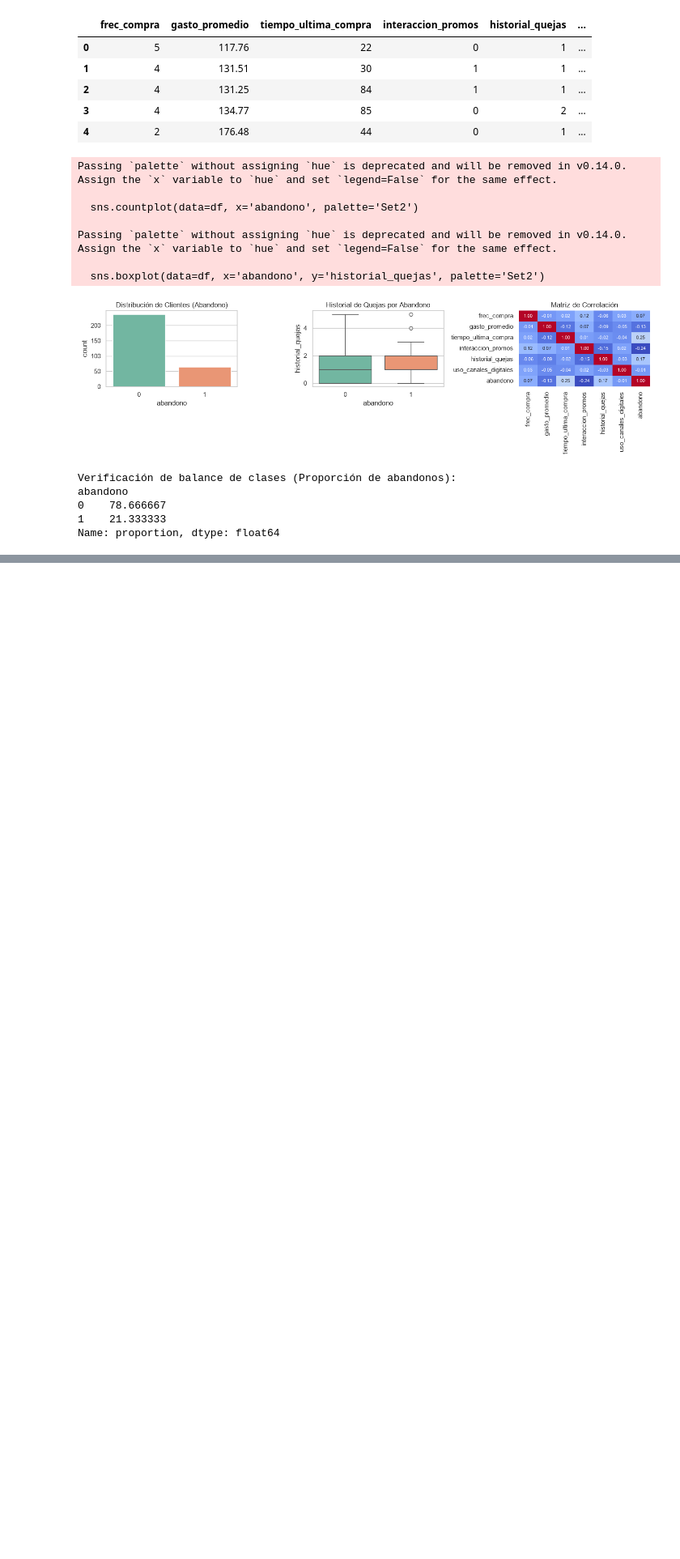
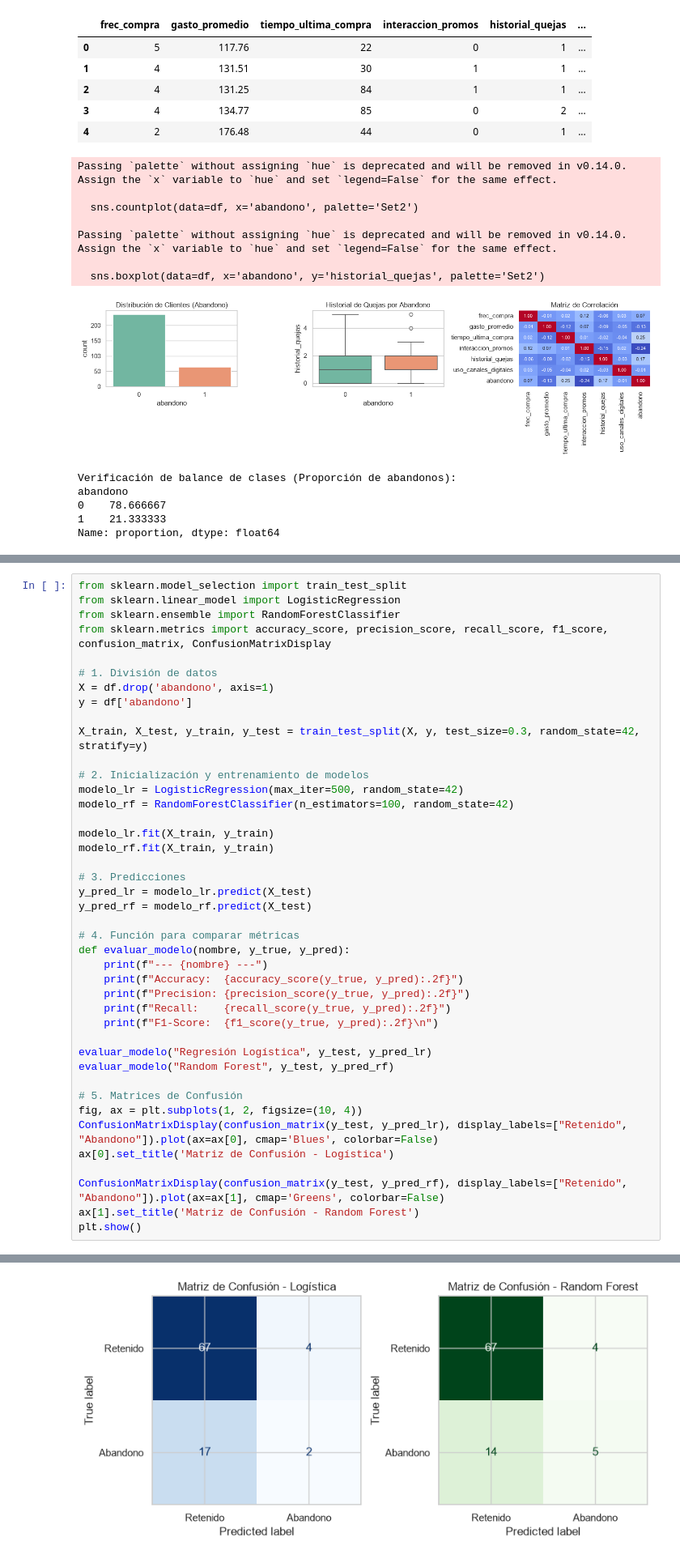
Before and after one commit to NehemiasRivas7/Diagnostico-de-Negocio, a Jupyter notebook: caso_churn/churn.ipynb, the cells around one changed output, grey strips where cells are left out. Shown at 81% size. Drawn from its saved outputs; the diff is of its cells as text; blank space fills up the shorter version.

```diff
--- a/caso_churn/churn.ipynb
+++ b/caso_churn/churn.ipynb
@@ -126,0 +129,43 @@ Name: proportion, dtype: float64
+# %%
+from sklearn.model_selection import train_test_split
+from sklearn.linear_model import LogisticRegression
+from sklearn.ensemble import RandomForestClassifier
+from sklearn.metrics import accuracy_score, precision_score, recall_score, f1_score, confusion_matrix, ConfusionMatrixDisplay
+
+# 1. División de datos
+X = df.drop('abandono', axis=1)
+y = df['abandono']
+
+X_train, X_test, y_train, y_test = train_test_split(X, y, test_size=0.3, random_state=42, stratify=y)
+
+# 2. Inicialización y entrenamiento de modelos
+modelo_lr = LogisticRegression(max_iter=500, random_state=42)
+modelo_rf = RandomForestClassifier(n_estimators=100, random_state=42)
+
+modelo_lr.fit(X_train, y_train)
+modelo_rf.fit(X_train, y_train)
+
+# 3. Predicciones
+y_pred_lr = modelo_lr.predict(X_test)
+y_pred_rf = modelo_rf.predict(X_test)
+
+# 4. Función para comparar métricas
+def evaluar_modelo(nombre, y_true, y_pred):
+    print(f"--- {nombre} ---")
+    print(f"Accuracy:  {accuracy_score(y_true, y_pred):.2f}")
+    print(f"Precision: {precision_score(y_true, y_pred):.2f}")
+    print(f"Recall:    {recall_score(y_true, y_pred):.2f}")
+    print(f"F1-Score:  {f1_score(y_true, y_pred):.2f}\n")
+
+evaluar_modelo("Regresión Logística", y_test, y_pred_lr)
+evaluar_modelo("Random Forest", y_test, y_pred_rf)
+
+# 5. Matrices de Confusión
+fig, ax = plt.subplots(1, 2, figsize=(10, 4))
+ConfusionMatrixDisplay(confusion_matrix(y_test, y_pred_lr), display_labels=["Retenido", "Abandono"]).plot(ax=ax[0], cmap='Blues', colorbar=False)
+ax[0].set_title('Matriz de Confusión - Logística')
+
+ConfusionMatrixDisplay(confusion_matrix(y_test, y_pred_rf), display_labels=["Retenido", "Abandono"]).plot(ax=ax[1], cmap='Greens', colorbar=False)
+ax[1].set_title('Matriz de Confusión - Random Forest')
+plt.show()
+# %% [output]
@@ -126,0 +183 @@ Name: proportion, dtype: float64
+[figure, added]
```
Also changed, not shown: parts of 2 cells of this notebook.
